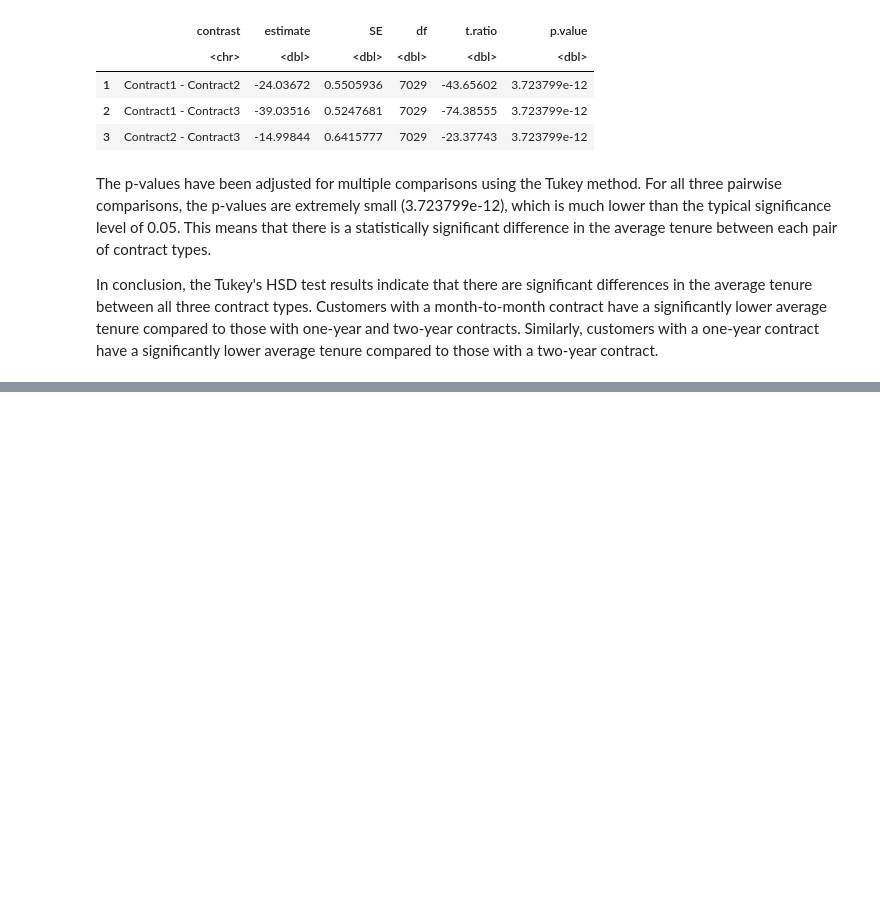
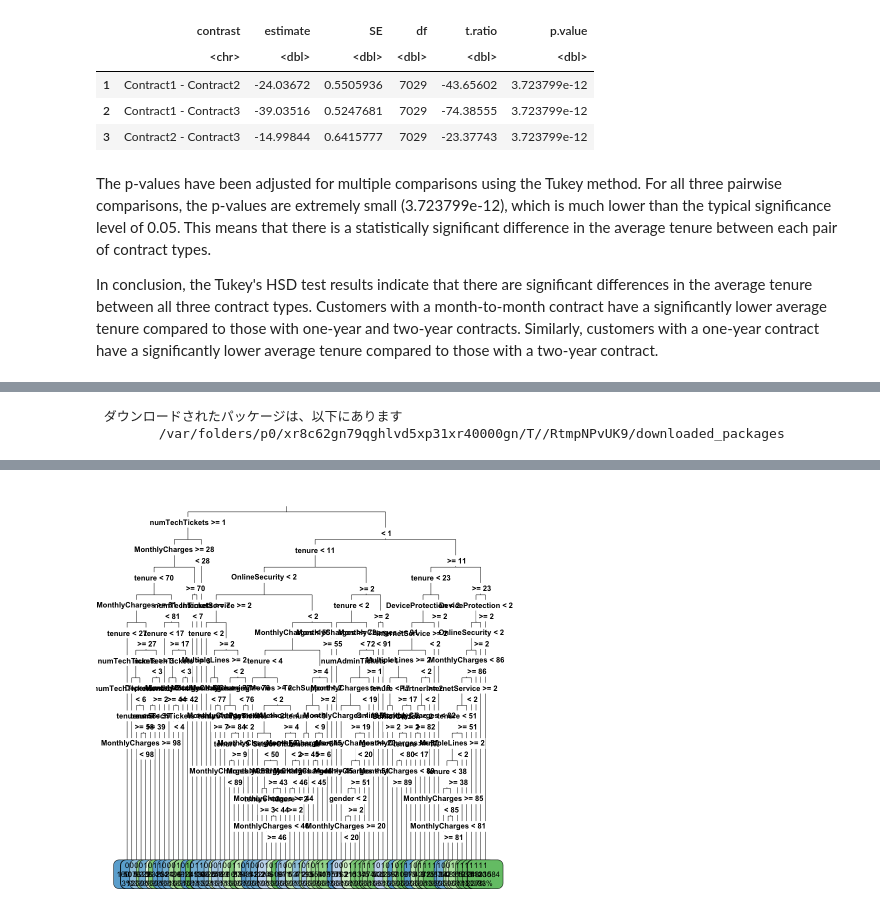
Before and after one commit to Sachin-Bhat/MH3511-Telco-Churn-Rate, a Jupyter notebook: jayden.ipynb, the cells around one changed output, grey strips where cells are left out. Cells and saved outputs as stored; diff of their text form; code cells hidden in the pictures; blank space fills up the shorter version.

Commit message:
Added CART decision tree

```diff
--- a/jayden.ipynb
+++ b/jayden.ipynb
@@ -157,0 +183,14 @@ Setting direction: controls < cases
+# %%
+# 5. Train the model: Decision Tree
+model <- rpart(Churn ~ ., data = train, method = "class", control = rpart.control(minsplit = 20, cp = 0.001))
+
+# 6. Make predictions
+predictions <- predict(model, newdata = test, type = "class")
+
+# 7. Evaluate the model
+# Ensure that predictions and test_data$Churn have the same levels
+predictions <- factor(predictions, levels = c(0, 1))
+test$Churn <- factor(test$Churn, levels = c(0, 1))
+
+# Calculate confusion matrix
+confusionMatrix(predictions, test$Churn)
@@ -157,0 +215,9 @@ Setting direction: controls < cases
+# %%
+# Load the necessary libraries
+library(rpart.plot)
+
+# Plot the decision tree
+rpart.plot(model, type = 3, extra = 101, cex = 0.75)
+# %% [output]
+ ダウンロードされたパッケージは、以下にあります
+        /var/folders/p0/xr8c62gn79qghlvd5xp31xr40000gn/T//RtmpNPvUK9/downloaded_packages
@@ -157,0 +226 @@ Setting direction: controls < cases
+[figure, added]
```
Also changed, not shown: parts of 5 cells of this notebook.
